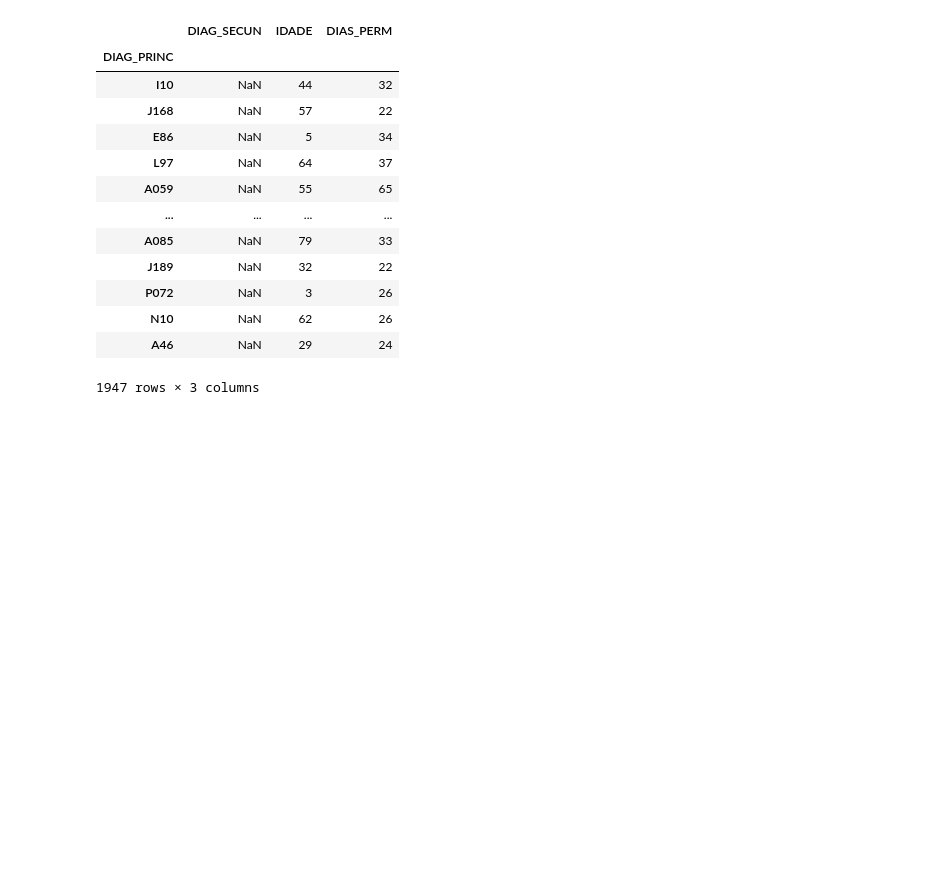
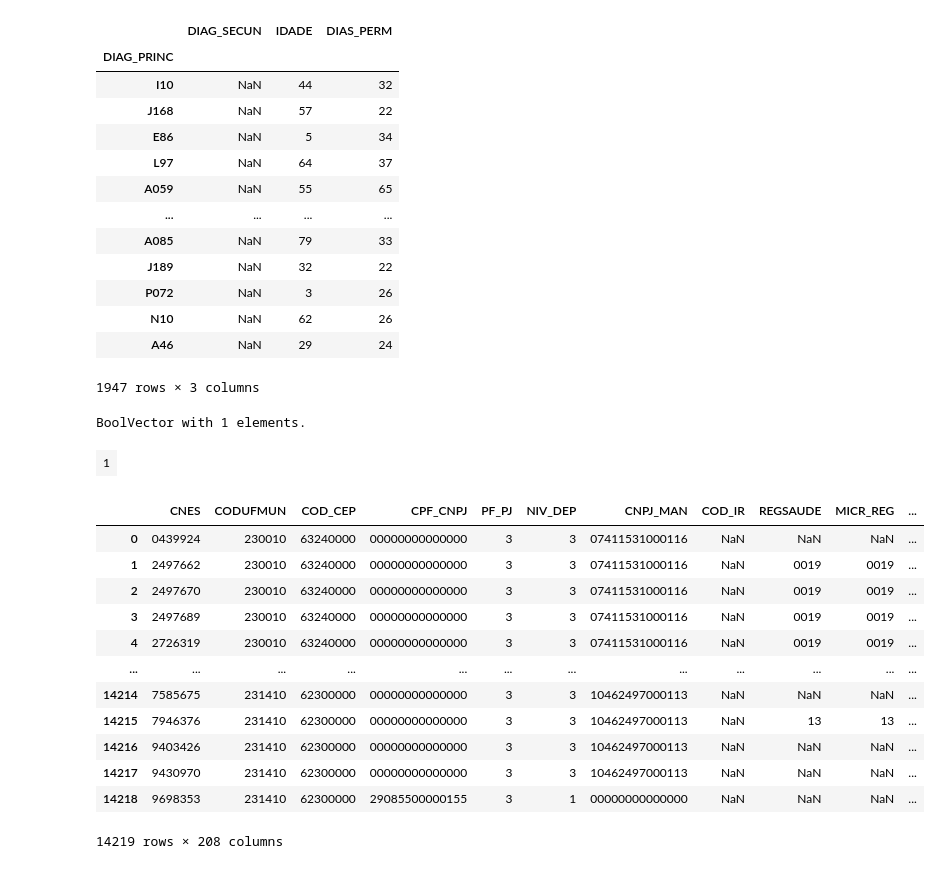
Before and after one commit to humbertocarmona/pyopensus, a Jupyter notebook: notebooks/preliminar.ipynb, the cells around one changed output. Drawn from its saved outputs; the diff is of its cells as text; code cells hidden in the pictures; blank space fills up the shorter version.

```diff
--- a/notebooks/preliminar.ipynb
+++ b/notebooks/preliminar.ipynb
@@ -312,0 +330,23 @@ ex1.set_index("DIAG_PRINC")
+# %%
+read_dbc.dbc2dbf(os.path.join(cnespath, "DBC", "STCE2308.dbc"), os.path.join(cnespath, "STCE2308.DBF"))
+# %% [output]
+BoolVector with 1 elements.
+| 1 |
+# %%
+ex_dbf = Dbf5(os.path.join(cnespath, "STCE2308.DBF"), codec='latin')
+# %%
+ex_dbf.to_dataframe()
+# %% [output]
+|  | CNES | CODUFMUN | COD_CEP | CPF_CNPJ | PF_PJ | NIV_DEP | CNPJ_MAN | COD_IR | REGSAUDE | MICR_REG | ... |
+| 0 | 0439924 | 230010 | 63240000 | 00000000000000 | 3 | 3 | 07411531000116 | NaN | NaN | NaN | ... |
+| 1 | 2497662 | 230010 | 63240000 | 00000000000000 | 3 | 3 | 07411531000116 | NaN | 0019 | 0019 | ... |
+| 2 | 2497670 | 230010 | 63240000 | 00000000000000 | 3 | 3 | 07411531000116 | NaN | 0019 | 0019 | ... |
+| 3 | 2497689 | 230010 | 63240000 | 00000000000000 | 3 | 3 | 07411531000116 | NaN | 0019 | 0019 | ... |
+| 4 | 2726319 | 230010 | 63240000 | 00000000000000 | 3 | 3 | 07411531000116 | NaN | 0019 | 0019 | ... |
+| ... | ... | ... | ... | ... | ... | ... | ... | ... | ... | ... | ... |
+| 14214 | 7585675 | 231410 | 62300000 | 00000000000000 | 3 | 3 | 10462497000113 | NaN | NaN | NaN | ... |
+| 14215 | 7946376 | 231410 | 62300000 | 00000000000000 | 3 | 3 | 10462497000113 | NaN | 13 | 13 | ... |
+| 14216 | 9403426 | 231410 | 62300000 | 00000000000000 | 3 | 3 | 10462497000113 | NaN | NaN | NaN | ... |
+| 14217 | 9430970 | 231410 | 62300000 | 00000000000000 | 3 | 3 | 10462497000113 | NaN | NaN | NaN | ... |
+| 14218 | 9698353 | 231410 | 62300000 | 29085500000155 | 3 | 1 | 00000000000000 | NaN | NaN | NaN | ... |
+14219 rows × 208 columns
```
Also changed, not shown: parts of 13 cells of this notebook, 3 other files.
